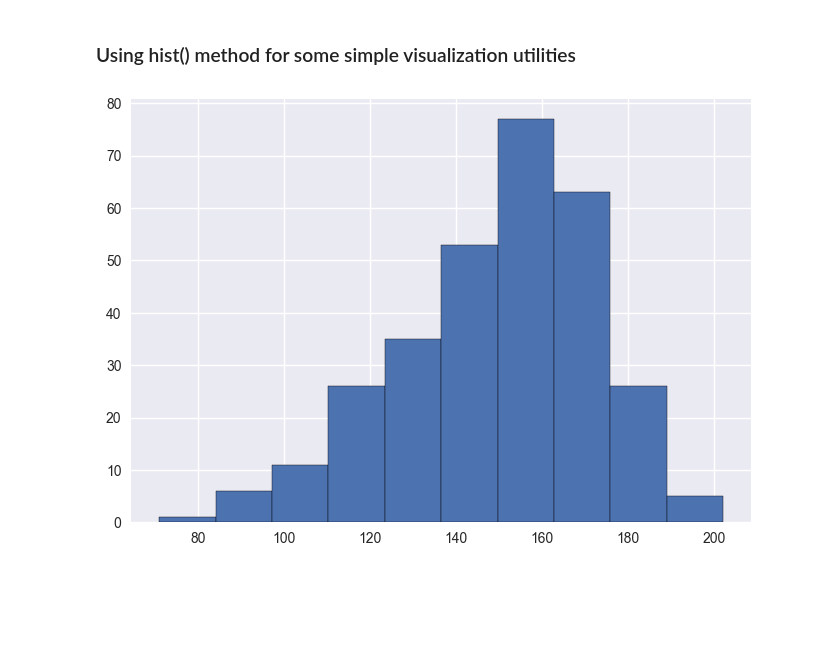
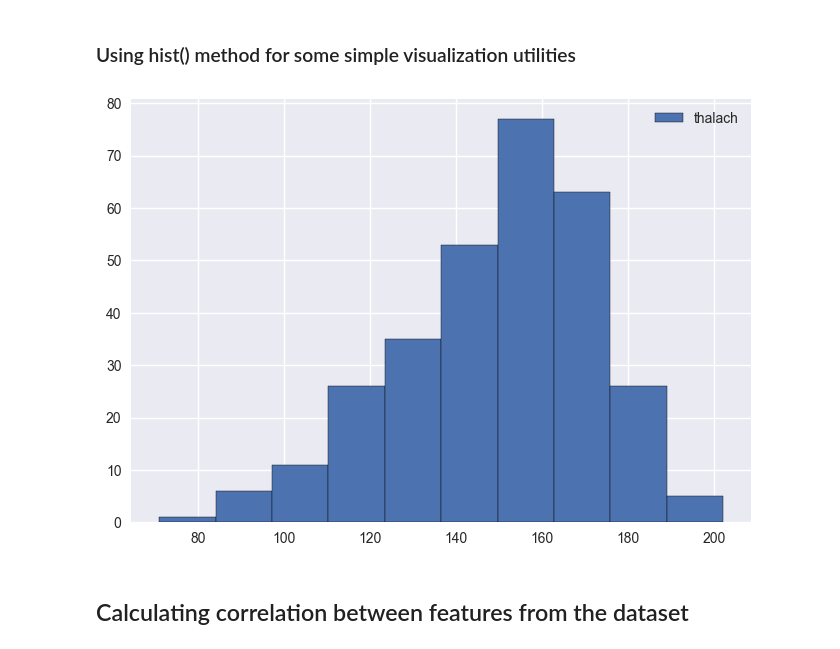
Before and after one commit to PedroAMtz/Heart_disease_prediction, a Jupyter notebook: data_exploration/Data_exploration.ipynb, the cells around one changed output. Cells and saved outputs as stored; diff of their text form; code cells hidden in the pictures; blank space fills up the shorter version.

```diff
--- a/data_exploration/Data_exploration.ipynb
+++ b/data_exploration/Data_exploration.ipynb
@@ -162,6 +162,8 @@ plt.show()
 # %% [markdown]
 ### Using hist() method for some simple visualization utilities
 # %%
-data['thalach'].hist(edgecolor='k');
+data['thalach'].hist(edgecolor='k', legend=True);
 # %% [output]
-[figure, old version]
+[figure, new version]
+# %% [markdown]
+## Calculating correlation between features from the dataset
```
Also changed, not shown: parts of 2 cells of this notebook.
